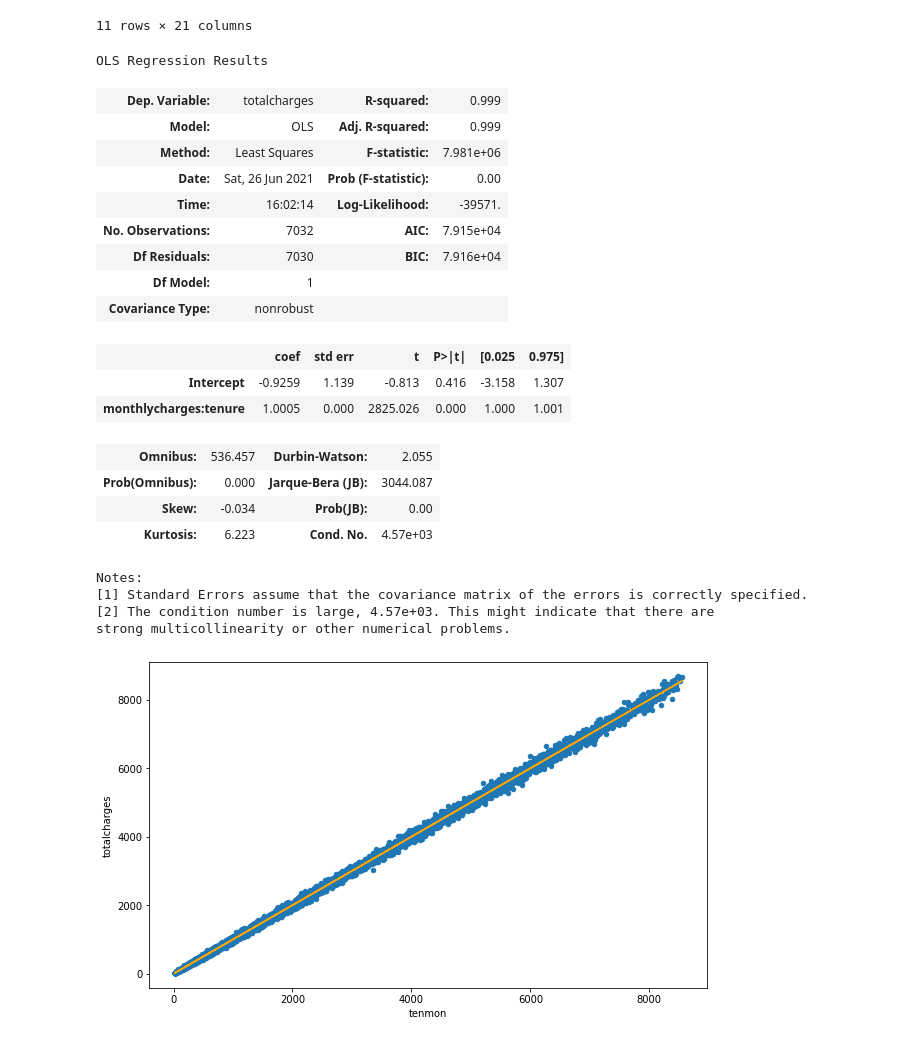
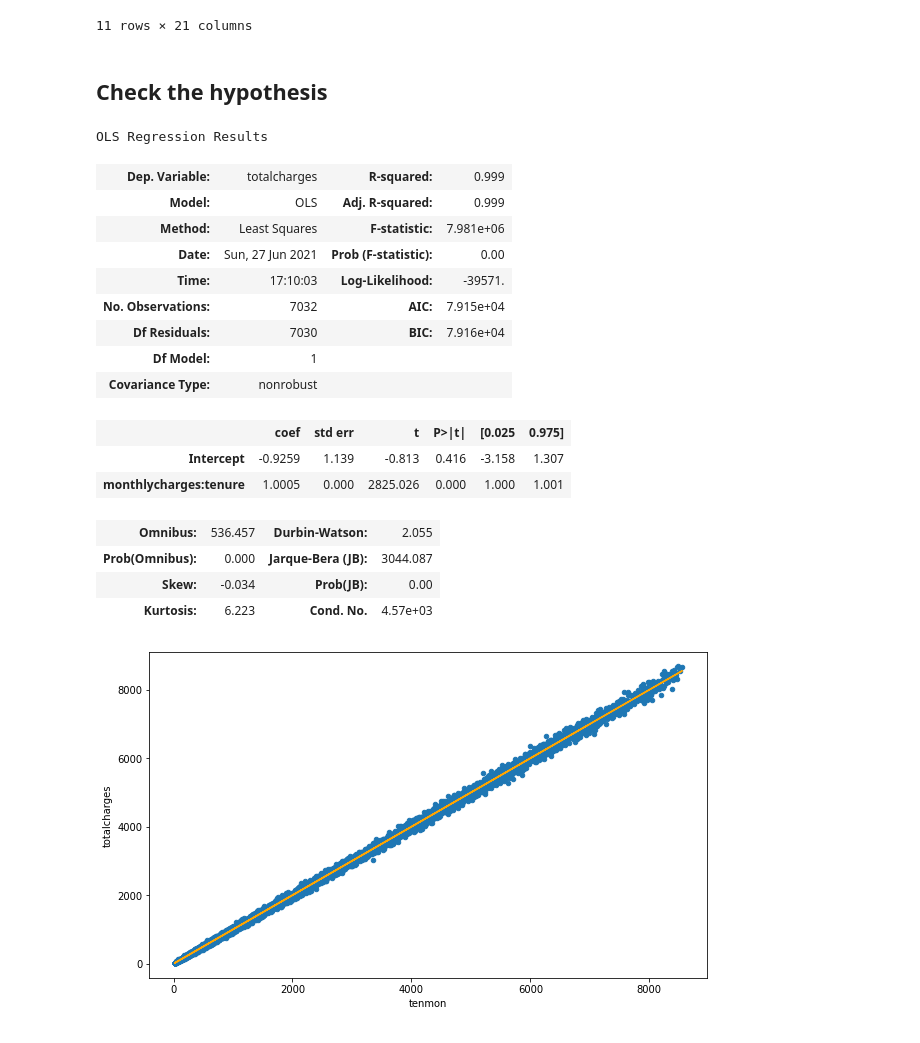
Before and after one commit to kubistmi/contextual_MAB, a Jupyter notebook: review.ipynb, the cells around one changed output. Drawn from its saved outputs; the diff is of its cells as text; code cells hidden in the pictures.

```diff
--- a/review.ipynb
+++ b/review.ipynb
@@ -113,16 +165,20 @@ churn.loc[churn.totalcharges.isna()]
 | 6670 | 4075-WKNIU | Female | no | Yes | Yes | 0 | Yes | Yes | ... |
 | 6754 | 2775-SEFEE | Male | no | No | Yes | 0 | Yes | Yes | ... |
 11 rows × 21 columns
+# %% [markdown]
+## Check the hypothesis
 # %%
 lm = smf.ols("totalcharges ~ monthlycharges:tenure", churn).fit()
-lm.summary()
+summary = lm.summary()
+summary.extra_txt = ''
+summary
 # %% [output]
 OLS Regression Results
 | Dep. Variable: | totalcharges | R-squared: | 0.999 |
 | Model: | OLS | Adj. R-squared: | 0.999 |
 | Method: | Least Squares | F-statistic: | 7.981e+06 |
-| Date: | Sat, 26 Jun 2021 | Prob (F-statistic): | 0.00 |
-| Time: | 16:02:14 | Log-Likelihood: | -39571. |
+| Date: | Sun, 27 Jun 2021 | Prob (F-statistic): | 0.00 |
+| Time: | 17:10:03 | Log-Likelihood: | -39571. |
 | No. Observations: | 7032 | AIC: | 7.915e+04 |
 | Df Residuals: | 7030 | BIC: | 7.916e+04 |
 | Df Model: | 1 |  |  |
@@ -134,10 +190,6 @@ OLS Regression Results
 | Prob(Omnibus): | 0.000 | Jarque-Bera (JB): | 3044.087 |
 | Skew: | -0.034 | Prob(JB): | 0.00 |
 | Kurtosis: | 6.223 | Cond. No. | 4.57e+03 |
-Notes:
-[1] Standard Errors assume that the covariance matrix of the errors is correctly specified.
-[2] The condition number is large, 4.57e+03. This might indicate that there are
-strong multicollinearity or other numerical problems.
 # %%
 churn_wona = churn.assign(tenmon = churn.monthlycharges * churn.tenure).dropna()
 churn_wona.plot("tenmon", "totalcharges", kind = "scatter", figsize = (10,6))
```
Also changed, not shown: parts of 23 cells of this notebook, 6 other files.
